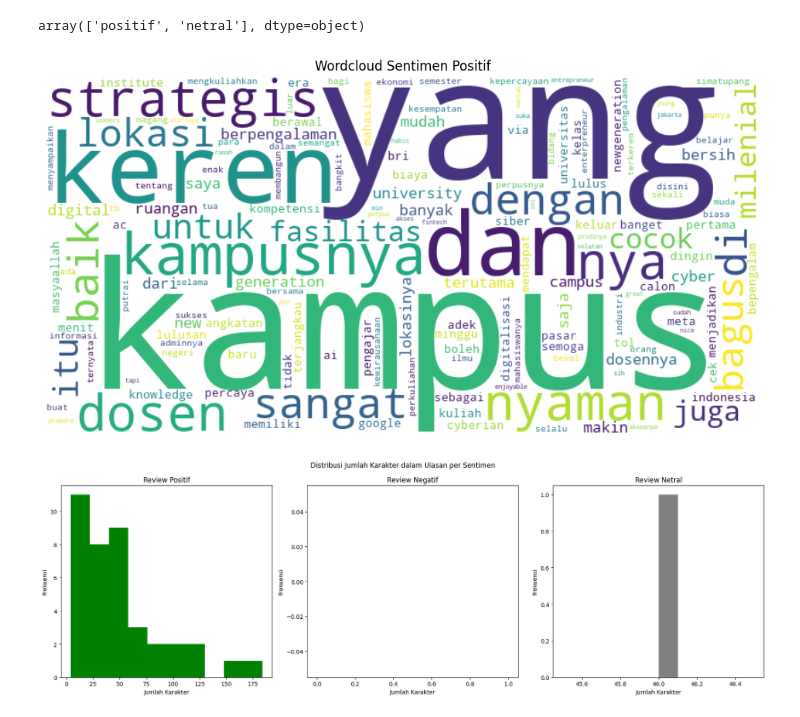
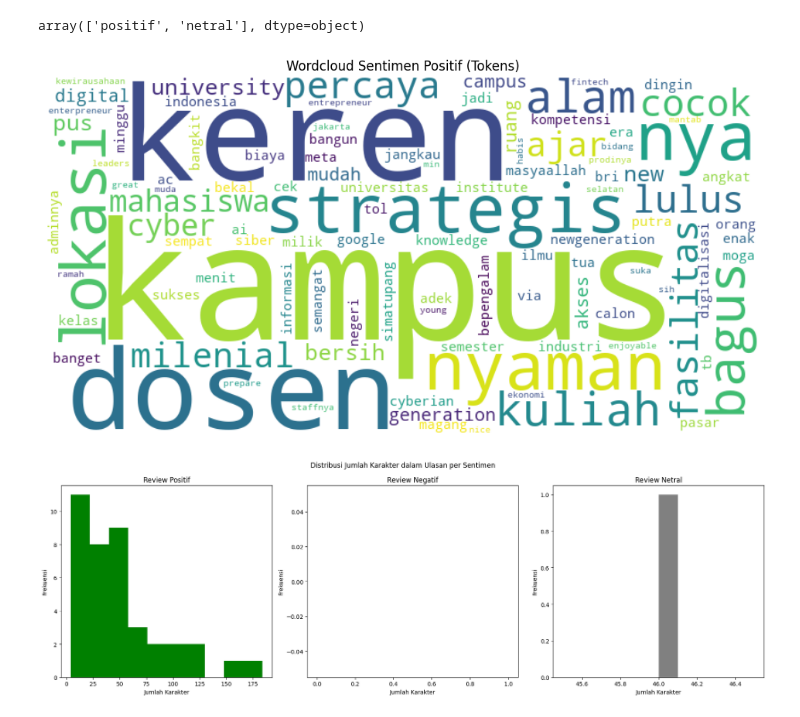
Before and after one commit to gbennnn/sentiment-analysis-aperti-bumn, a Jupyter notebook: src/preprocessing/ItBRI_Preprocessing&EDA.ipynb, the cells around one changed output. Cells and saved outputs as stored; diff of their text form; code cells hidden in the pictures.

```diff
--- a/src/preprocessing/ItBRI_Preprocessing&EDA.ipynb
+++ b/src/preprocessing/ItBRI_Preprocessing&EDA.ipynb
@@ -421,17 +421,18 @@ df['label_sentimen'].unique()
 # %% [output]
 array(['positif', 'netral'], dtype=object)
 # %%
-# Visualisasi Wordcloud untuk sentimen positif
-text_positif = " ".join(df[df['label_sentimen'] == 'positif']['snippet'].dropna())
-wordcloud_positif = WordCloud(width=800, height=400, background_color='white').generate(text_positif)
+# Visualisasi Wordcloud untuk sentimen positif pada kolom tokens
+tokens_positif = df[df['label_sentimen'] == 'positif']['tokens'].dropna()
+text_tokens_positif = " ".join([token for tokens in tokens_positif for token in tokens])
+wordcloud_tokens_positif = WordCloud(width=800, height=400, background_color='white').generate(text_tokens_positif)
 
 plt.figure(figsize=(12, 6))
-plt.imshow(wordcloud_positif, interpolation='bilinear')
+plt.imshow(wordcloud_tokens_positif, interpolation='bilinear')
 plt.axis('off')
-plt.title('Wordcloud Sentimen Positif')
+plt.title('Wordcloud Sentimen Positif (Tokens)')
 plt.show()
 # %% [output]
-[figure, old version]
+[figure, new version]
 # %%
 # # Visualisasi Wordcloud untuk masing-masing sentimen
 # sentiments = ['positif', 'negatif', 'netral']
```
Also changed, not shown: parts of 4 cells of this notebook.
